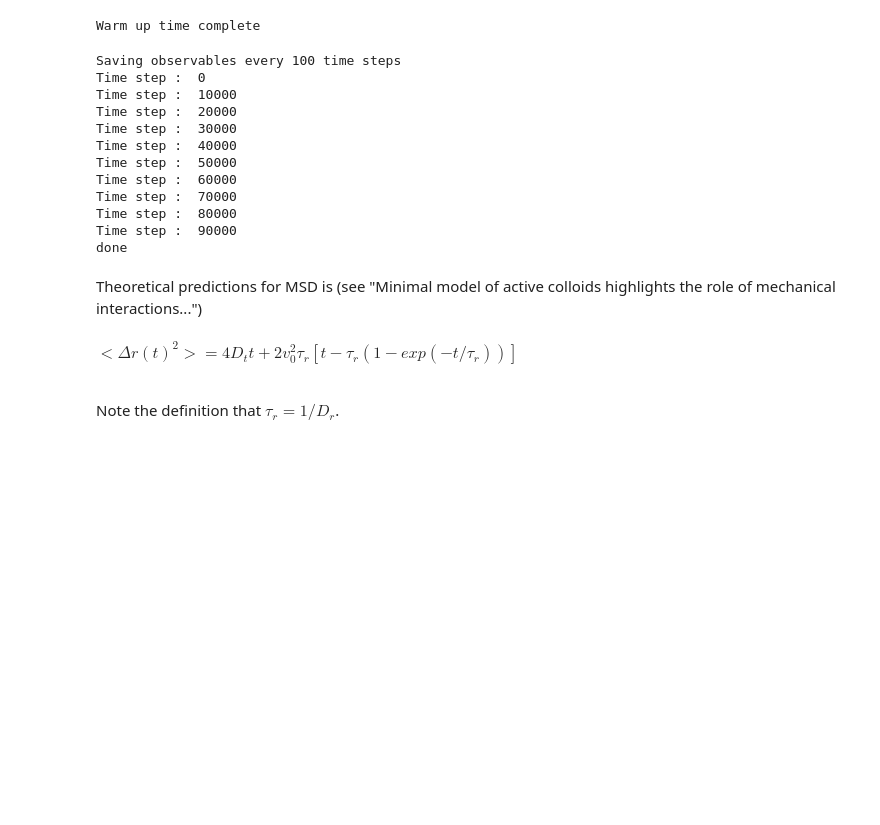
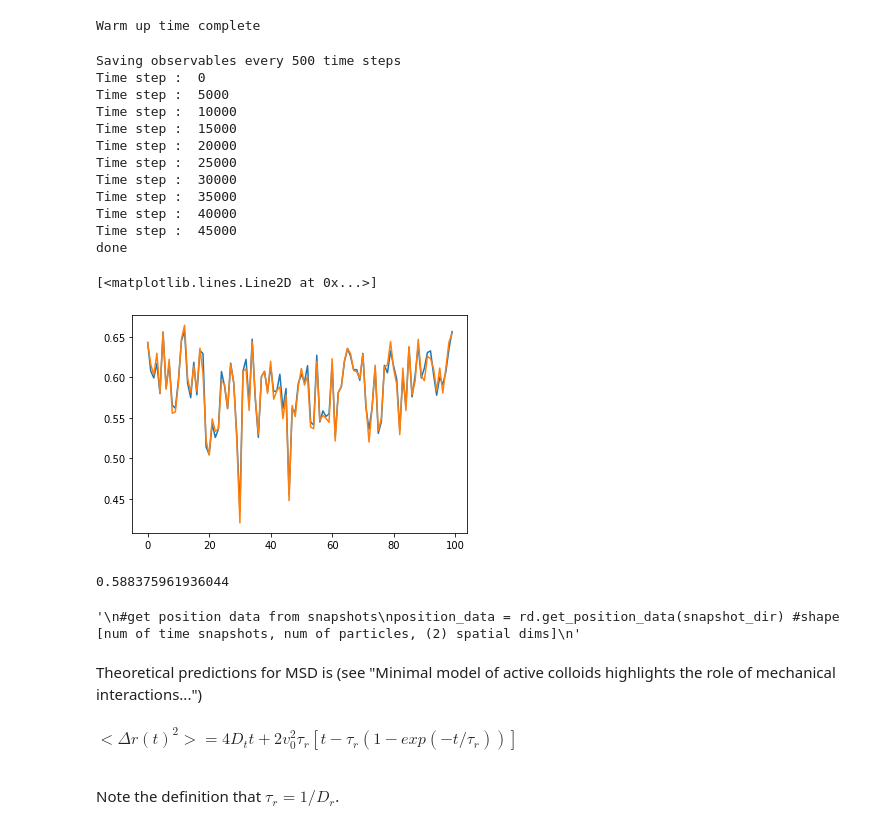
Before and after one commit to ryanlopezzzz/ABP, a Jupyter notebook: ABP_Simulation.ipynb, the cells around one changed output. Saved outputs shown, nothing was run; the diff lists cells and outputs as text; code cells hidden in the pictures; blank space fills up the shorter version.

```diff
--- a/ABP_Simulation.ipynb
+++ b/ABP_Simulation.ipynb
@@ -34,7 +36,7 @@ Within <em>exp_dir</em>, there are different sub-directories corresponding to di
 #Directory where all data is saved
 save_dir = "/Users/ryanlopez/Desktop/Python_Programs/Dr_Marchetti_Research/Saved_Data"
 # %%
-exp_folder_name = "MSD_ABP" #Folder name of experiment directory, don't change inbetween runs unless studying something different
+exp_folder_name = "flocking_transition_vary_Dr" #Folder name of experiment directory, don't change inbetween runs unless studying something different
 
 load_date = None #Enter date in format 2-24-2021--22-15-52 (2/24/2021 at 10:15:52PM) to connect to previous run
 #If load_date = None, will start new experiment
@@ -172,7 +189,7 @@ print("Warm up time complete")
 # %% [output]
 Warm up time complete
 # %%
-total_snapshots = 1000 #total number of snapshots to save
+total_snapshots = 100 #total number of snapshots to save
 print("Saving observables every %s time steps"%(int(nsteps/total_snapshots)))
 
 #simulation while logging quantities:
@@ -181,19 +198,60 @@ for t in range(nsteps):
         print("Time step : ", t)
     evolver.evolve()    # Evolve the system by one time step
     if t % int(nsteps/total_snapshots) == 0:     #Save snapshot of the observable data
-        snapshot_file_path = os.path.join(snapshot_dir, 'snapshot_{:05d}.txt'.format(t))
-        dump.dump_data(snapshot_file_path) #note velocities are correctly calculated, equals zero
+        snapshot_file_path = os.path.join(snapshot_dir, 'snapshot_{:08d}.txt'.format(t))
+        dump.dump_data(snapshot_file_path) #Saves data in .txt file
+        snapshot_file_path = os.path.join(snapshot_dir, 'snapshot_{:08d}.vtp'.format(t))
+        dump.dump_vtp(snapshot_file_path) #Saves data in .vtp file for visualization
 print("done")
 # %% [output]
-Saving observables every 100 time steps
+Saving observables every 500 time steps
 Time step :  0
+Time step :  5000
 Time step :  10000
+Time step :  15000
 Time step :  20000
+Time step :  25000
 Time step :  30000
+Time step :  35000
 Time step :  40000
-Time step :  50000
-Time step :  60000
-Time step :  70000
-Time step :  80000
-Time step :  90000
+Time step :  45000
 done
+# %%
+def get_flocking_factors(exp_data, v0):
+    #vicsek_param = | \sum \vec{n}_i / N |
+    nx_data = exp_data['nx'] #shape: [num of time snapshots, num of particles]
+    ny_data = exp_data['ny']
+
+    Np = nx_data.shape[1] #number of particles
+
+    vicsek_param_nx = np.sum(nx_data, axis=1) / Np
+    vicsek_param_ny = np.sum(ny_data, axis=1) / Np
+
+    vicsek_param = vicsek_param_nx**2 + vicsek_param_ny**2
+
+    #vel_param = | \sum \vec{v}_i / (N * v0) |
+
+    vx_data = exp_data['vx'] #shape: [num of time snapshots, num of particles]
+    vy_data = exp_data['vy']
+
+    vel_param_nx = np.sum(vx_data, axis=1) / (Np * v0)
+    vel_param_ny = np.sum(vy_data, axis=1) / (Np * v0)
+
+    vel_param = vel_param_nx**2 + vel_param_ny**2
+
+    return vicsek_param, vel_param
+# %%
+exp_data = rd.get_exp_data(snapshot_dir)
+# %%
+vicsek_param, vel_param = get_flocking_factors(exp_data, v0)
+
+plt.plot(vicsek_param)
+plt.plot(vel_param)
+# %% [output]
+[<matplotlib.lines.Line2D at 0x...>]
+[figure, added]
+# %%
+np.average(vel_param)
+np.average(vicsek_param)
+# %% [output]
+0.588375961936044
@@ -200,6 +292,10 @@ done
 # %%
+"""
 #get position data from snapshots
 position_data = rd.get_position_data(snapshot_dir) #shape [num of time snapshots, num of particles, (2) spatial dims]
+"""
+# %% [output]
+'\n#get position data from snapshots\nposition_data = rd.get_position_data(snapshot_dir) #shape [num of time snapshots, num of particles, (2) spatial dims]\n'
 # %% [markdown]
 Theoretical predictions for MSD is (see "Minimal model of active colloids highlights the role of mechanical
 interactions...")
```
Also changed, not shown: parts of 10 cells of this notebook, 4 other files.
